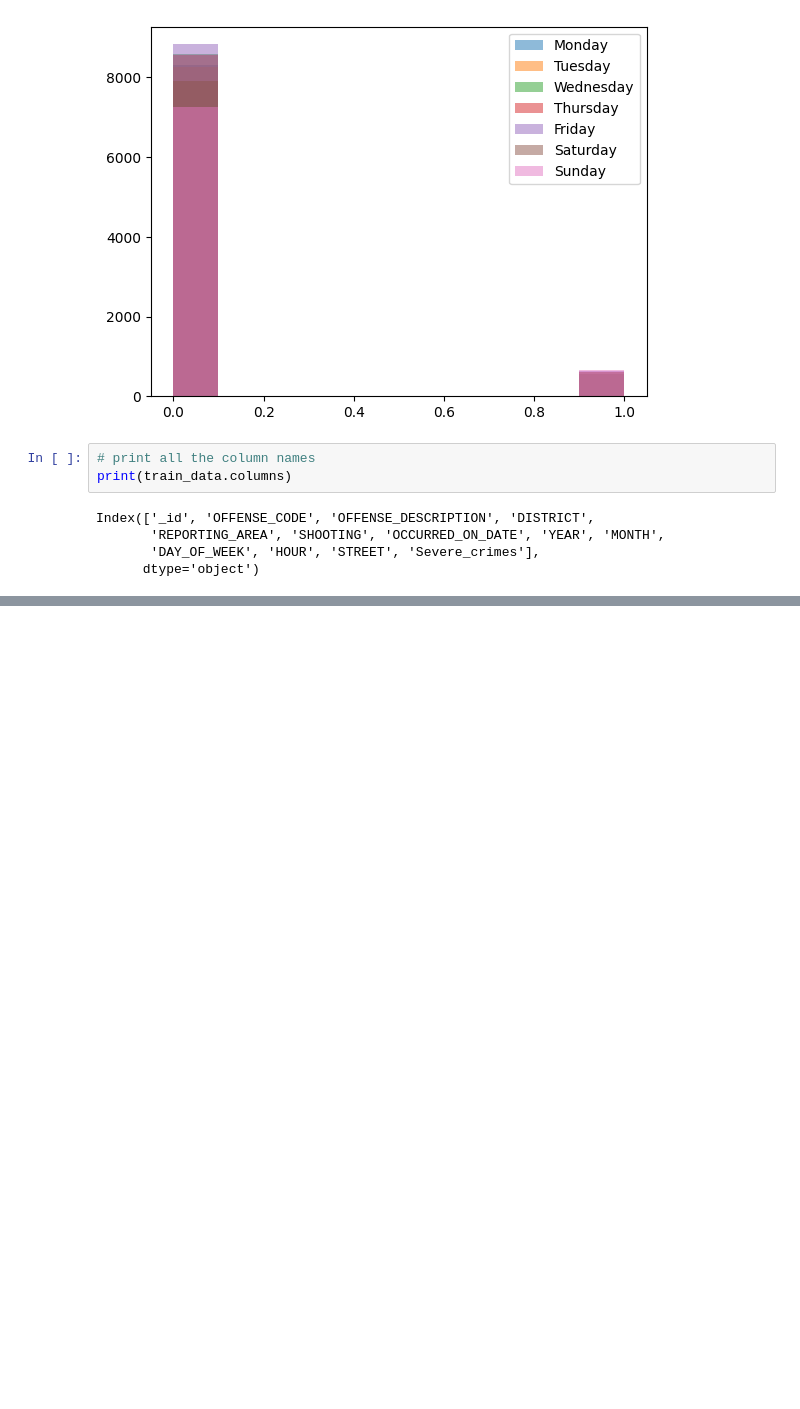
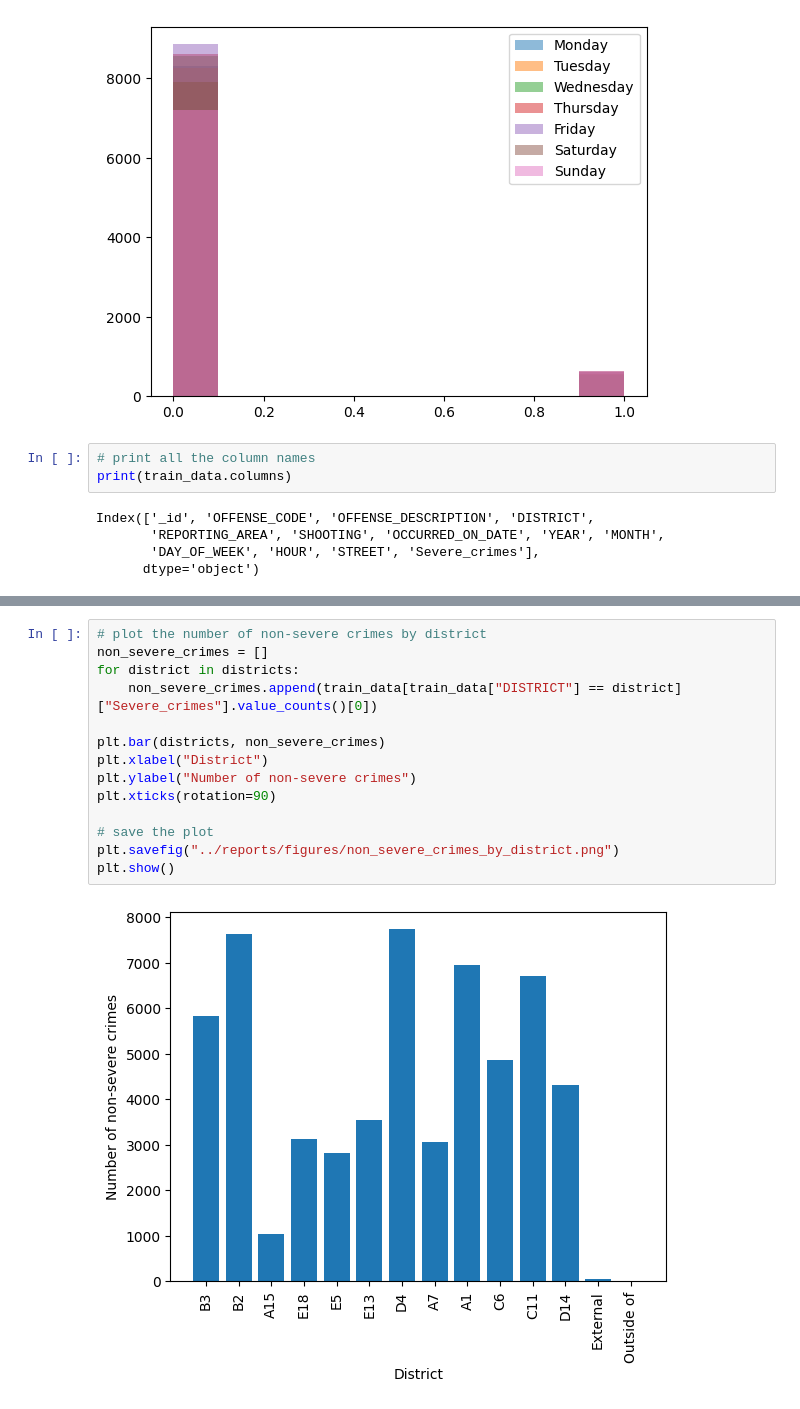
Before and after one commit to wdy908110776/ADAN8888-project-DW, a Jupyter notebook: notebooks/week3.ipynb, the cells around one changed output, grey strips where cells are left out. Drawn from its saved outputs; the diff is of its cells as text; blank space fills up the shorter version.

```diff
--- a/notebooks/week3.ipynb
+++ b/notebooks/week3.ipynb
@@ -154,0 +202,16 @@ for column in numeric_columns:
+# %%
+# plot the number of non-severe crimes by district
+non_severe_crimes = []
+for district in districts:
+    non_severe_crimes.append(train_data[train_data["DISTRICT"] == district]["Severe_crimes"].value_counts()[0])
+
+plt.bar(districts, non_severe_crimes)
+plt.xlabel("District")
+plt.ylabel("Number of non-severe crimes")
+plt.xticks(rotation=90)
+
+# save the plot
+plt.savefig("../reports/figures/non_severe_crimes_by_district.png")
+plt.show()
+# %% [output]
+[figure, added]
```
Also changed, not shown: parts of 10 cells of this notebook, 9 other files.
